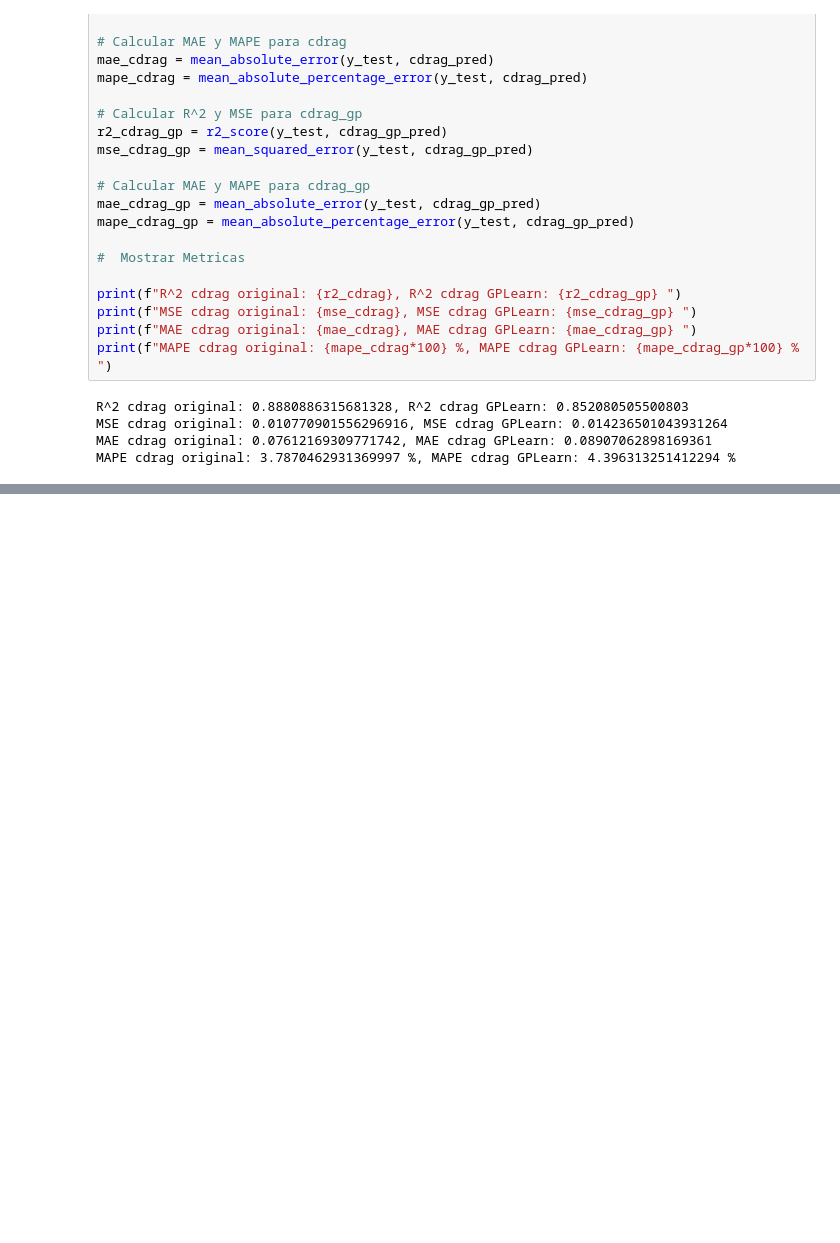
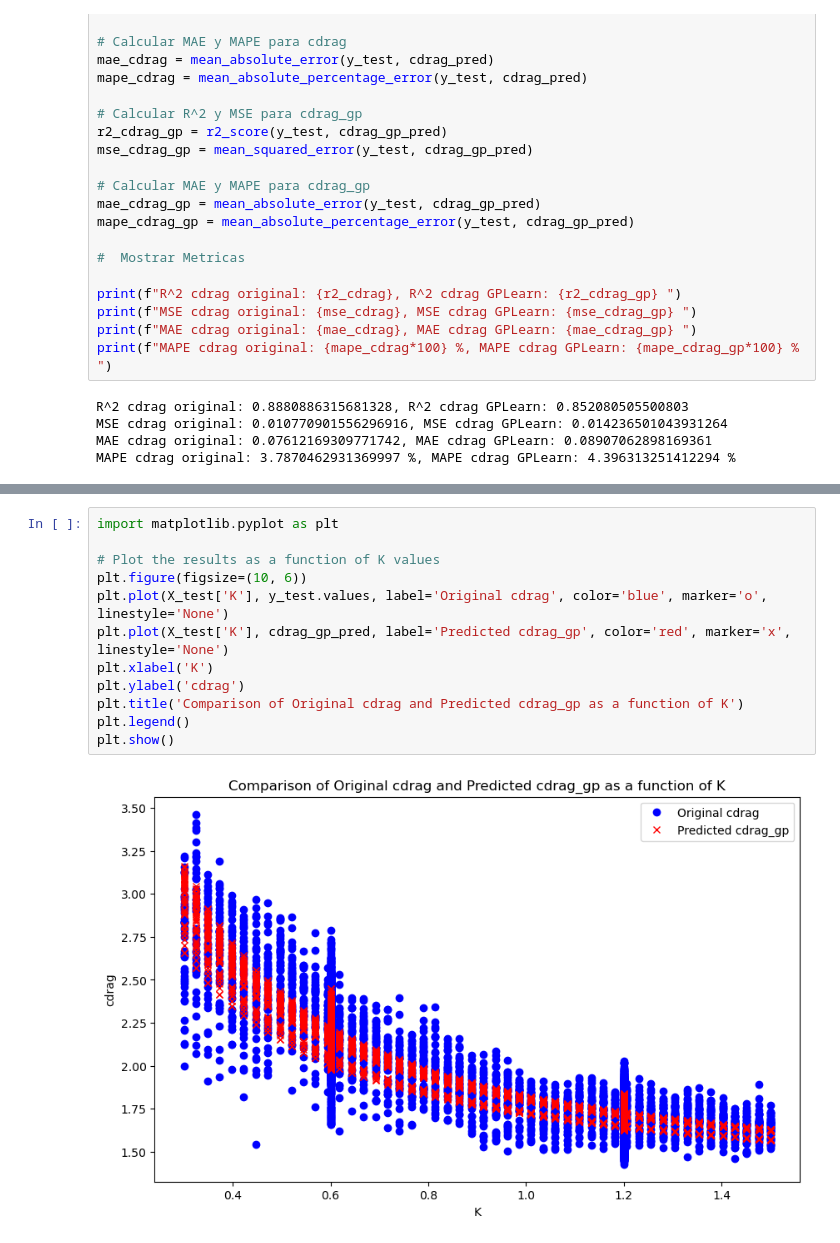
Before and after one commit to LucasHM1951/Optimizacion_LIB, a Jupyter notebook: PySR/test_24_10.ipynb, the cells around one changed output, grey strips where cells are left out. Saved outputs shown, nothing was run; the diff lists cells and outputs as text; blank space fills up the shorter version.

```diff
--- a/PySR/test_24_10.ipynb
+++ b/PySR/test_24_10.ipynb
@@ -328,0 +343,14 @@ MAPE cdrag original: 3.7870462931369997 %, MAPE cdrag GPLearn: 4.396313251412294
+# %%
+import matplotlib.pyplot as plt
+
+# Plot the results as a function of K values
+plt.figure(figsize=(10, 6))
+plt.plot(X_test['K'], y_test.values, label='Original cdrag', color='blue', marker='o', linestyle='None')
+plt.plot(X_test['K'], cdrag_gp_pred, label='Predicted cdrag_gp', color='red', marker='x', linestyle='None')
+plt.xlabel('K')
+plt.ylabel('cdrag')
+plt.title('Comparison of Original cdrag and Predicted cdrag_gp as a function of K')
+plt.legend()
+plt.show()
+# %% [output]
+[figure, added]
```
Also changed, not shown: parts of 1 cell of this notebook.
